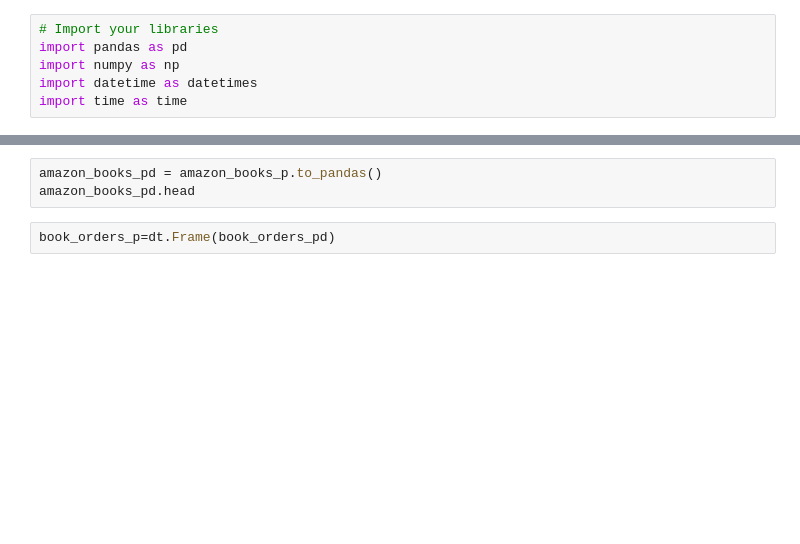
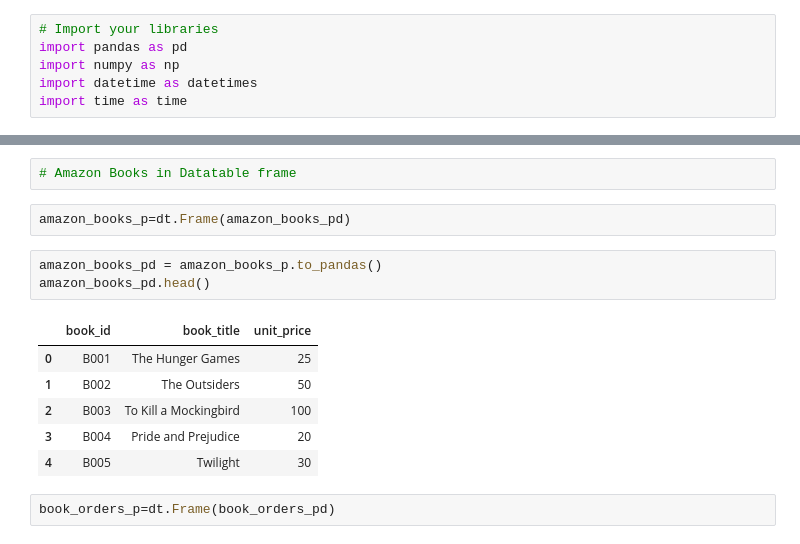
Before and after one commit to vapaul10/Portfolio-of-Valeri, a Jupyter notebook: Copy_of_Amazon_Book_Order.ipynb, the cells around one changed output, grey strips where cells are left out. Saved outputs shown, nothing was run; the diff lists cells and outputs as text; blank space fills up the shorter version.

```diff
--- a/Copy_of_Amazon_Book_Order.ipynb
+++ b/Copy_of_Amazon_Book_Order.ipynb
@@ -54,6 +76,17 @@ book_orders_pd.head()
+# %%
+# Amazon Books in Datatable frame
+# %%
+amazon_books_p=dt.Frame(amazon_books_pd)
 # %%
 amazon_books_pd = amazon_books_p.to_pandas()
-amazon_books_pd.head
+amazon_books_pd.head()
+# %% [output]
+|  | book_id | book_title | unit_price |
+| 0 | B001 | The Hunger Games | 25 |
+| 1 | B002 | The Outsiders | 50 |
+| 2 | B003 | To Kill a Mockingbird | 100 |
+| 3 | B004 | Pride and Prejudice | 20 |
+| 4 | B005 | Twilight | 30 |
 # %%
 book_orders_p=dt.Frame(book_orders_pd)
 # %%
```
Also changed, not shown: parts of 14 cells of this notebook.
